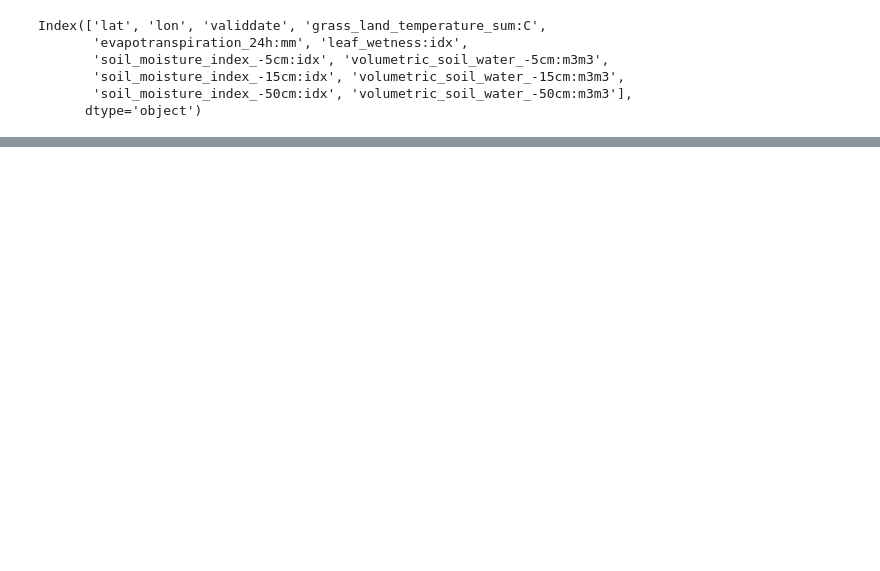
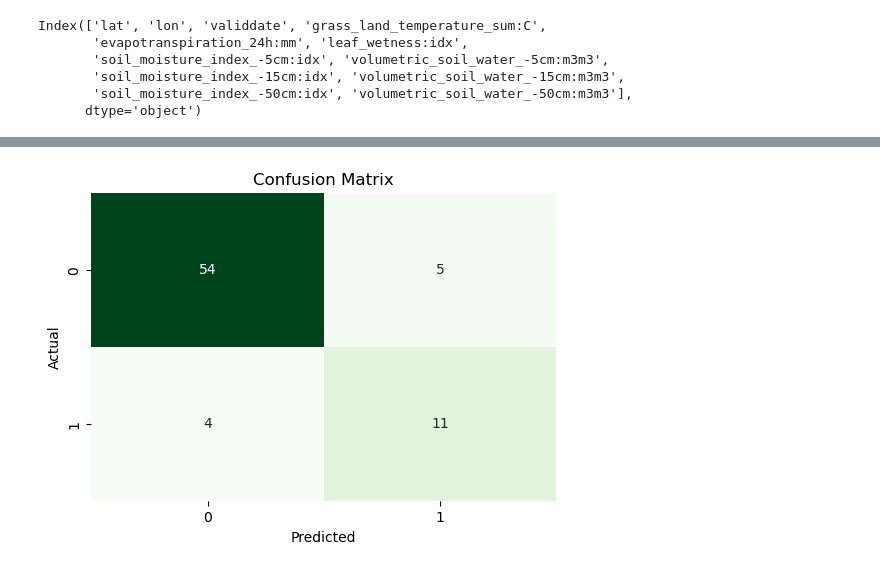
Before and after one commit to JocelynVelarde/Ometeotl-2024, a Jupyter notebook: Data_Suelo.ipynb, the cells around one changed output, grey strips where cells are left out. Drawn from its saved outputs; the diff is of its cells as text; code cells hidden in the pictures; blank space fills up the shorter version.

```diff
--- a/Data_Suelo.ipynb
+++ b/Data_Suelo.ipynb
@@ -79,0 +177,3 @@ df2.shape
+# %%
+pred_df['Leaf Wetness'] = pred_df['Leaf Wetness'].round(0)
+pred_df.fillna(0, inplace=True)
@@ -79,0 +205,6 @@ df2.shape
+# %%
+X = pred_df.drop(columns=['Leaf Wetness'])
+y = pred_df['Leaf Wetness']
+# %%
+# Split the dataset into training (85%) and testing (15%) sets
+X_train, X_test, y_train, y_test = train_test_split(X, y, test_size=0.2, random_state=42)
@@ -79,0 +238,24 @@ df2.shape
+# %%
+# Initialize and train the RandomForestClassifier
+rf_classifier = RandomForestClassifier(random_state=42)
+rf_classifier.fit(X_train, y_train)
+
+# Predict on the test set
+y_pred = rf_classifier.predict(X_test)
+
+# Calculate and display performance metrics
+accuracy = accuracy_score(y_test, y_pred)
+f1 = f1_score(y_test, y_pred, average='weighted')  # Use 'weighted' for multi-class scenarios
+precision = precision_score(y_test, y_pred, average='weighted')
+recall = recall_score(y_test, y_pred, average='weighted')
+
+# Print the classification report for more detailed metrics
+report = classification_report(y_test, y_pred)
+
+# Display the metrics
+print(f"Accuracy: {accuracy:.4f}")
+print(f"F1 Score: {f1:.4f}")
+print(f"Precision: {precision:.4f}")
+print(f"Recall: {recall:.4f}")
+print("\nClassification Report:")
+print(report)
@@ -79,0 +277,13 @@ df2.shape
+# %%
+# Generate confusion matrix
+cm = confusion_matrix(y_test, y_pred)
+
+# Plot the confusion matrix
+plt.figure(figsize=(6,4))
+sns.heatmap(cm, annot=True, fmt="d", cmap="Greens", cbar=False)
+plt.title("Confusion Matrix")
+plt.ylabel('Actual')
+plt.xlabel('Predicted')
+plt.show()
+# %% [output]
+[figure, added]
```
Also changed, not shown: parts of 28 cells of this notebook, 5 other files.
